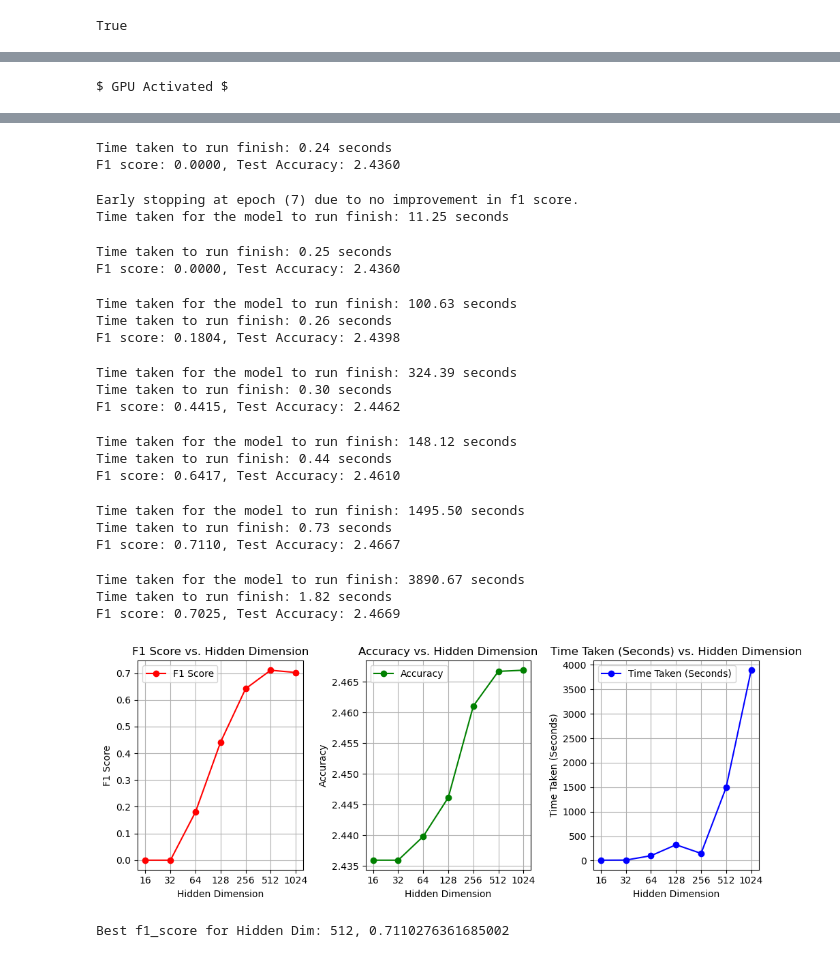
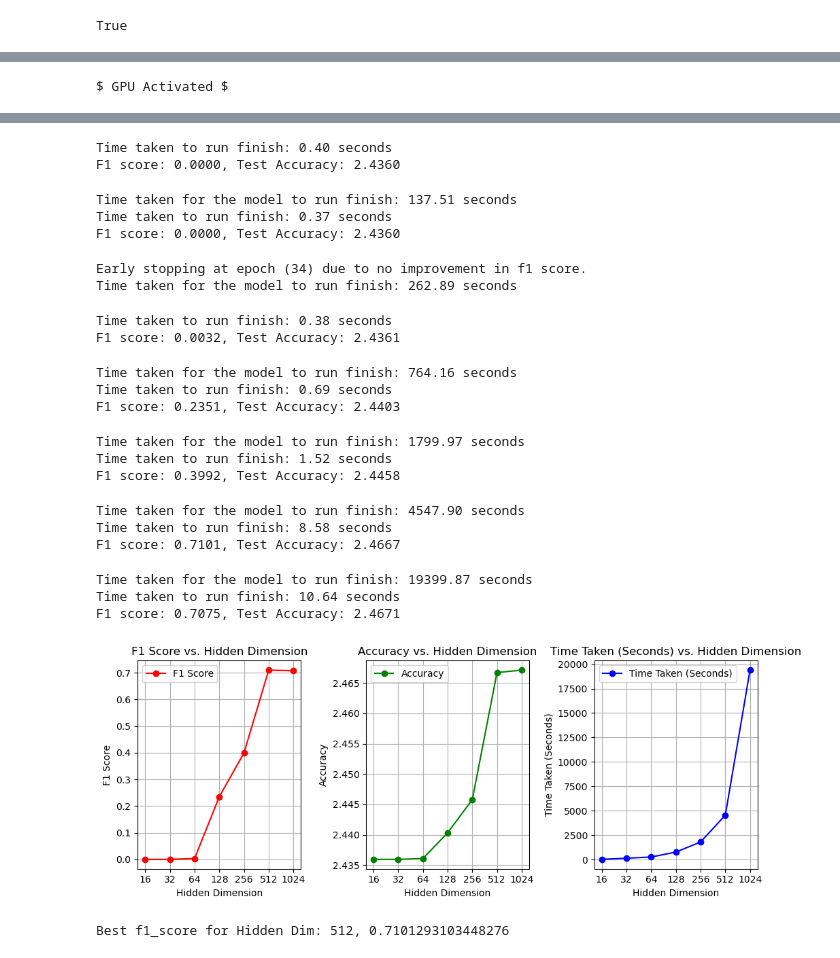
Before and after one commit to jordanlianhs/SC4002-Natural-Language-Processing, a Jupyter notebook: CZ4045 Part 1 latest.ipynb, the cells around one changed output, grey strips where cells are left out. Drawn from its saved outputs; the diff is of its cells as text; code cells hidden in the pictures.

```diff
--- a/CZ4045 Part 1 latest.ipynb
+++ b/CZ4045 Part 1 latest.ipynb
@@ -312,10 +312,11 @@ def preprocess_data(df, w2v_model, ner_label_mapping, max_sequence_length):
             sentence_tokens += ["<PADDED>"] * num_padding
             numerical_labels += [ner_label_mapping['O']] * num_padding
         assert len(sentence_tokens) == len(numerical_labels) == max_sequence_length
-        word_vectors = [w2v_model[token] if token in w2v_model else np.zeros((300,)) for token in sentence_tokens]
+        if '</s>' in sentence_tokens: print(sentence_tokens)
+        word_vectors = [w2v.index_to_key.index(token) if token in w2v_model else 3000000 for token in sentence_tokens]
         sequences.append(word_vectors)
         labels.append(numerical_labels)
-    return  torch.tensor(sequences, dtype=torch.float32), torch.tensor(labels, dtype=torch.long), torch.LongTensor(actual_sentence_len)
+    return  torch.tensor(sequences), torch.tensor(labels, dtype=torch.long), torch.LongTensor(actual_sentence_len)
 
 # Using Early stopper to stop when the F1Score prediction drops
 class EarlyStopper:
@@ -335,8 +336,8 @@ class EarlyStopper:
                 return True
         return False
 
-    import matplotlib.pyplot as plt
 
+import matplotlib.pyplot as plt
 def plot_findings(X_axis:list, Y_axis:list, X_label:str, Y_labels:list = ["F1 Score", "Accuracy", "Time Taken (Seconds)"], isoptimal=False):
     # X_axis: constants, the variable u want to find
     # Y_axis: measurement parameters: f1_score, accuracy, time
@@ -388,12 +389,13 @@ class NERModel(nn.Module):
         super(NERModel, self).__init__()
         self.embedding = nn.Embedding.from_pretrained(pretrained_embeddings, freeze=True)  # Freeze the embeddings
         self.lstm = nn.LSTM(embedding_dim, hidden_dim, batch_first=True)
+        self.linear = nn.Linear(hidden_dim, num_labels)
         self.dropout = nn.Dropout(p=dropout_prob)
-        self.linear = nn.Linear(hidden_dim, num_labels)
         self.softmax = nn.Softmax(dim=2)
 
-    def forward(self, x, seq):
-        lstm_out, (ht, ct) = self.lstm(x)
+    def forward(self, x, h0=None, c0=None):
+        embedded_x = self.embedding(x)
+        lstm_out, _ = self.lstm(embedded_x, (h0,c0)) if h0 is not None and c0 is not None else self.lstm(embedded_x)
         logits = self.linear(lstm_out)
         drop_out = self.dropout(logits)
         output = self.softmax(drop_out)
@@ -414,7 +416,8 @@ def load_model(model, name_="NERModel.pth"):
     loaded_model.load_state_dict(torch.load('model.pth'))
     return True
 
-def train_model(model, train_data_loader, validation_data_loader, validation_sentence_len, device, epochs=10, max_sequence_length=50, weights=None, early_stopper=None, debug=True):
+def train_model(model, train_data_loader, validation_data_loader, validation_sentence_len, device, epochs=10,
+                max_sequence_length=50, weights=None, early_stopper=None, batch_size=None, hidden_dim=None, debug=True):
     # Lists to store train and test accuracies and losses
     train_accuracies = []
     validation_accuracies = []
@@ -440,9 +443,16 @@ def train_model(model, train_data_loader, validation_data_loader, validation_sen
         for idx, batch in enumerate(train_data_loader):
             batch_data, batch_labels, seq = batch
             batch_data, batch_labels = batch_data.to(device), batch_labels.to(device)
+            optimizer.zero_grad()
 
-            optimizer.zero_grad()
-            outputs = model(batch_data, seq)
+            # torch.randn
+            if batch_size and hidden_dim:
+                h0 = torch.randn(1, len(batch_data), hidden_dim)
+                c0 = torch.randn(1, len(batch_data), hidden_dim)
+                h0, c0 = h0.to(device), c0.to(device)
+                outputs = model(batch_data, h0, c0)
+            else:
+                outputs = model(batch_data)
             loss = loss_fn(outputs.view(-1, 8), batch_labels.view(-1))
             loss.backward()
             optimizer.step()
@@ -473,7 +483,7 @@ def train_model(model, train_data_loader, validation_data_loader, validation_sen
             for batch_data, batch_labels, seq in validation_data_loader:
                 batch_data, batch_labels = batch_data.to(device), batch_labels.to(device)
 
-                outputs = model(batch_data, seq)
+                outputs = model(batch_data)
                 loss = loss_fn(outputs.view(-1, 8), batch_labels.view(-1))
                 val_loss += loss.item()
 
@@ -563,7 +573,7 @@ ner_labels = ['B-LOC', 'I-LOC', 'B-MISC', 'I-MISC', 'B-ORG', 'I-ORG', 'I-PER', '
 ner_label_mapping = {'B-LOC': 0, 'I-LOC': 1, 'B-MISC': 2, 'I-MISC': 3, 'B-ORG': 4, 'I-ORG': 5, 'I-PER': 6, 'O': 7}
 embedding_dim = 300
 num_labels = len(ner_labels)
-pretrained_embeddings = torch.FloatTensor(w2v.vectors)
+pretrained_embeddings = torch.FloatTensor(np.append(w2v.vectors, [np.zeros((300,))], axis=0))
 random_seed = 42
 
 def get_training_data(batch_size, max_sequence_length):
@@ -577,7 +587,7 @@ def get_training_data(batch_size, max_sequence_length):
 
     return train_data_loader, validation_data_loader, train_sentence_len, validation_sentence_len
 
-def get_test_data(batch_size, max_sequence_length, modify=True):
+def get_test_data(batch_size, max_sequence_length):
     X_test, y_test, test_sentence_len = preprocess_data(test_df, w2v, ner_label_mapping, max_sequence_length)
     test_dataset = NERDataset(X_test, y_test, test_sentence_len)
     test_data_loader = DataLoader(test_dataset, batch_size=batch_size, shuffle=True, generator=torch.Generator().manual_seed(random_seed))
@@ -739,7 +818,7 @@ device = get_device()
 epoch = 50
 max_sequence_length = 124
 max_test_seq_len = max_sentence_len[2]
-batch_size = 32
+batch_size = 128
 test_data_loader, test_sentence_len = get_test_data(batch_size, max_test_seq_len)
 
 hidden_dim = [16,32,64,128,256,512,1024] # Change to see if there are any improvements
@@ -763,23 +842,23 @@ Time taken for the model to run finish: 9.36 seconds
-Time taken to run finish: 0.24 seconds
+Time taken to run finish: 0.40 seconds
 F1 score: 0.0000, Test Accuracy: 2.4360
-Early stopping at epoch (7) due to no improvement in f1 score.
-Time taken for the model to run finish: 11.25 seconds
+Time taken for the model to run finish: 137.51 seconds
+Time taken to run finish: 0.37 seconds
+F1 score: 0.0000, Test Accuracy: 2.4360
-Time taken to run finish: 0.25 seconds
-F1 score: 0.0000, Test Accuracy: 2.4360
+Early stopping at epoch (34) due to no improvement in f1 score.
+Time taken for the model to run finish: 262.89 seconds
-Time taken for the model to run finish: 100.63 seconds
-Time taken to run finish: 0.26 seconds
-F1 score: 0.1804, Test Accuracy: 2.4398
+Time taken to run finish: 0.38 seconds
+F1 score: 0.0032, Test Accuracy: 2.4361
-Time taken for the model to run finish: 324.39 seconds
-Time taken to run finish: 0.30 seconds
-F1 score: 0.4415, Test Accuracy: 2.4462
+Time taken for the model to run finish: 764.16 seconds
+Time taken to run finish: 0.69 seconds
+F1 score: 0.2351, Test Accuracy: 2.4403
-Time taken for the model to run finish: 148.12 seconds
-Time taken to run finish: 0.44 seconds
-F1 score: 0.6417, Test Accuracy: 2.4610
+Time taken for the model to run finish: 1799.97 seconds
+Time taken to run finish: 1.52 seconds
+F1 score: 0.3992, Test Accuracy: 2.4458
-Time taken for the model to run finish: 1495.50 seconds
-Time taken to run finish: 0.73 seconds
-F1 score: 0.7110, Test Accuracy: 2.4667
+Time taken for the model to run finish: 4547.90 seconds
+Time taken to run finish: 8.58 seconds
+F1 score: 0.7101, Test Accuracy: 2.4667
-Time taken for the model to run finish: 3890.67 seconds
-Time taken to run finish: 1.82 seconds
-F1 score: 0.7025, Test Accuracy: 2.4669
+Time taken for the model to run finish: 19399.87 seconds
+Time taken to run finish: 10.64 seconds
+F1 score: 0.7075, Test Accuracy: 2.4671
-[figure, old version]
+[figure, new version]
-Best f1_score for Hidden Dim: 512, 0.7110276361685002
+Best f1_score for Hidden Dim: 512, 0.7101293103448276
```
Also changed, not shown: parts of 9 cells of this notebook.
